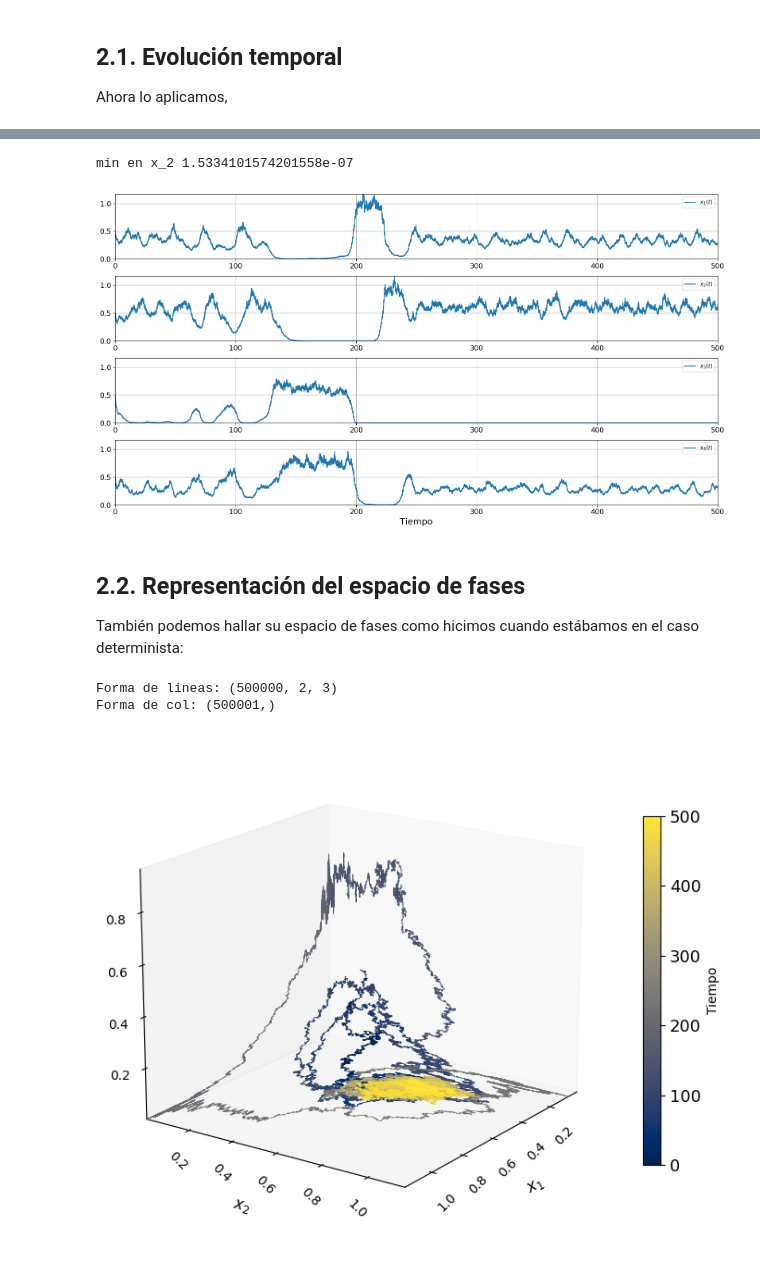
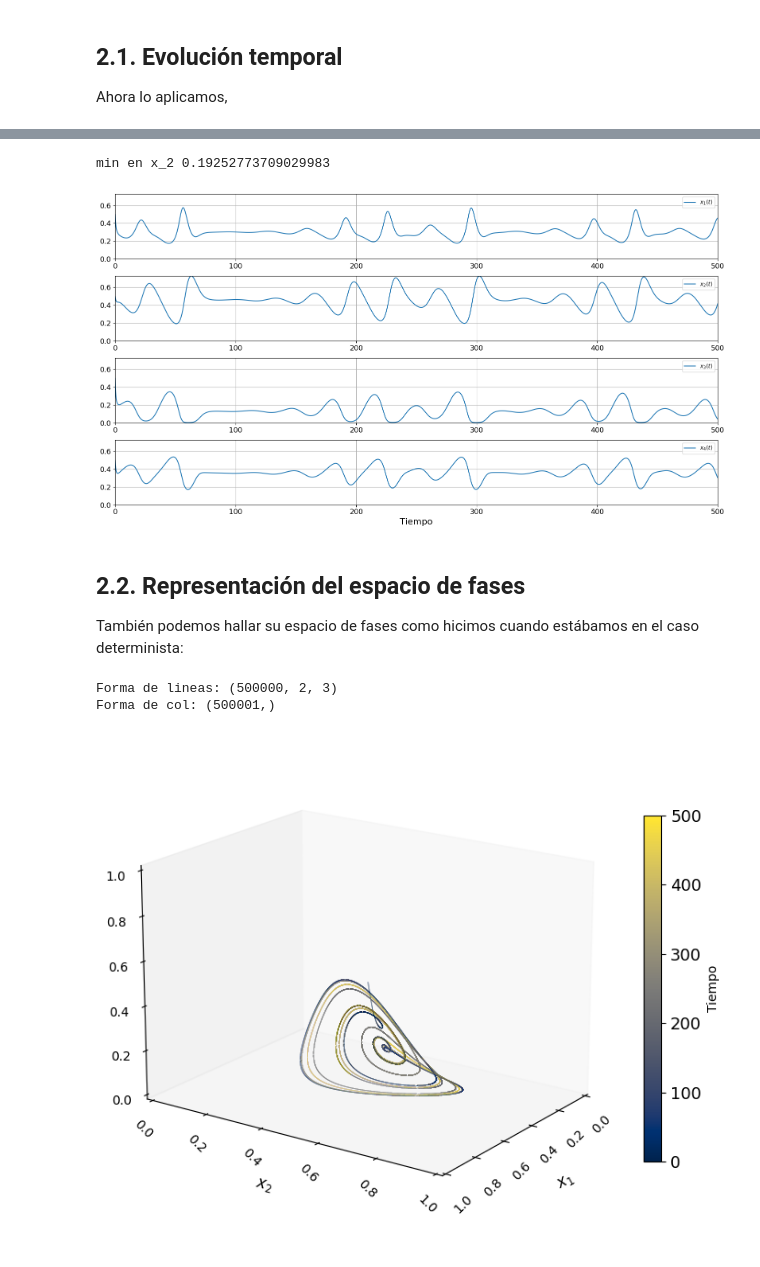
Before and after one commit to jenriquezafra/TFG, a Jupyter notebook: clasical_model.ipynb, the cells around one changed output, grey strips where cells are left out. Cells and saved outputs as stored; diff of their text form; code cells hidden in the pictures.

```diff
--- a/clasical_model.ipynb
+++ b/clasical_model.ipynb
@@ -418,8 +418,8 @@ t_span = (0, 500)
 dt = 1e-3
 
 # definimos una intesidad para el ruido
-sigma = np.array([0.1, 0.1, 0.1, 0.1])
-# sigma = sigma*0
+sigma = 0* np.array([.08, .08, .08, .08])
+# sigma = np.array([.01, .01, 1, 0.01]) # interesante
 
 # aplicamos EM
 t_vals_EM_4esp, x_vals_EM_4esp = euler_maruyama(system, x0, t_span, dt, r, a, sigma)
@@ -438,7 +438,7 @@ valores de x =  [[0.5        0.5        0.5        0.5       ]
 # %%
 print('min en x_2', np.min(x_vals_EM_4esp[:,1]))
 # %% [output]
-min en x_2 1.5334101574201558e-07
+min en x_2 0.19252773709029983
 # %%
  # %matplotlib notebook
 
@@ -468,7 +468,7 @@ plt.show()
 
 # fig_em.savefig('evol_temp_4especies_ruido.png', dpi=600)
 # %% [output]
-[figure, old version]
+[figure, new version]
 # %% [markdown]
 ## 2.2. Representación del espacio de fases
 También podemos hallar su espacio de fases como hicimos cuando estábamos en el caso determinista:
@@ -505,40 +505,40 @@ ax.set_zlabel(r'$x_3$', fontsize=12, labelpad=10)
 xlim = [np.min(x_vals_EM_4esp[:,0]), np.max(x_vals_EM_4esp[:,0])]
 ylim = [np.min(x_vals_EM_4esp[:,1]), np.max(x_vals_EM_4esp[:,1])]
 zlim = [np.min(x_vals_EM_4esp[:,3]), np.max(x_vals_EM_4esp[:,3])]
-ax.set_xlim(xlim)
-ax.set_ylim(ylim)
-ax.set_zlim(zlim)
+# ax.set_xlim(xlim)
+# ax.set_ylim(ylim)
+# ax.set_zlim(zlim)
 
 # ax.set_xticks([0.2, 0.4, 0.6, 0.8])
 # ax.set_yticks([0.2, 0.4, 0.6, 0.8])
 # ax.set_zticks([0.2, 0.4])
 
 ax.tick_params(axis='x', labelsize=10, rotation=45)
 ax.tick_params(axis='y', labelsize=10, rotation=-45)
 ax.tick_params(axis='z', labelsize=10)
 
 
 # Quitamos el grid
 ax.grid(False)
 
 # Añadimos la barra de color
 cbar = plt.colorbar(LC, ax=ax, shrink=0.7)
 cbar.set_label('Tiempo')
 
 # Ajustamos proporciones de los ejes
 ax.set_box_aspect([np.ptp(xlim), np.ptp(ylim), np.ptp(zlim)])  # Proporciones iguales
 
 # Ajustamos la vista personalizada
 ax.view_init(elev=18, azim=35)
 
 plt.show()
 
 # Guardamos la figura (opcional)
 # fig.savefig('espacio_fasico_4especies_ruido.png', dpi=600)
 # %% [output]
 Forma de lineas: (500000, 2, 3)
 Forma de col: (500001,)
-[figure, old version]
+[figure, new version]
 # %% [markdown]
 ## 2.3. Cálculo de los exponentes de Lyapunov
 
```
Also changed, not shown: parts of 7 cells of this notebook.
